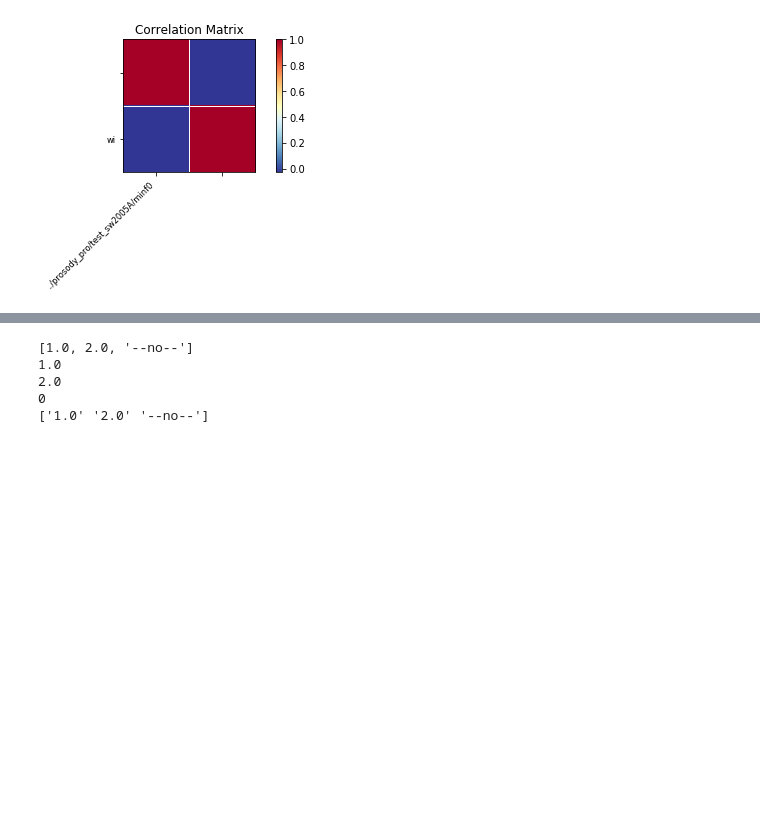
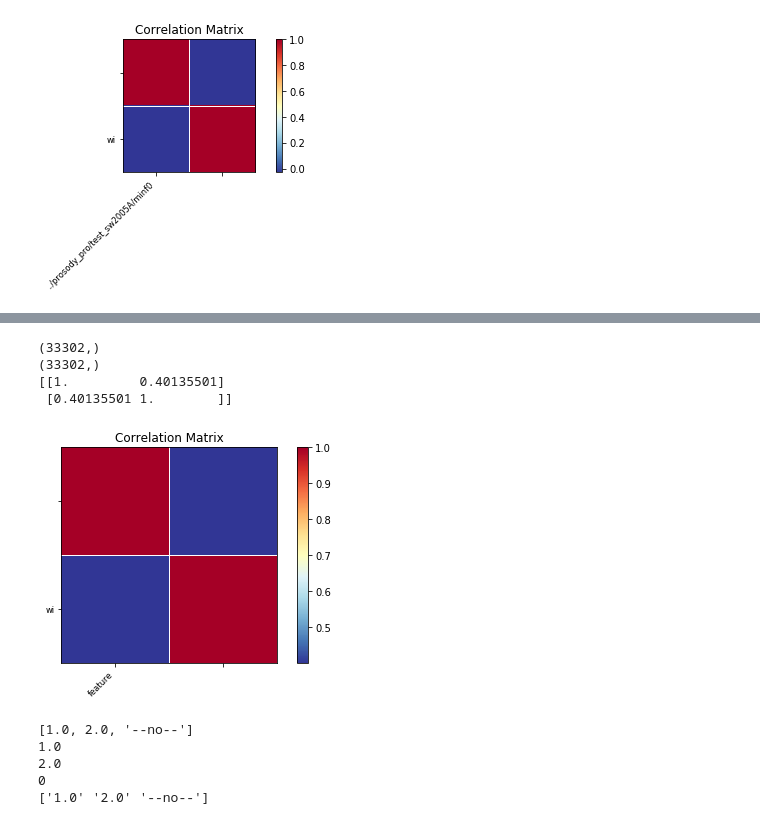
Before and after one commit to byronthecoder/Prosody-Prominence-Perplexity, a Jupyter notebook: ParselMouth.ipynb, the cells around one changed output, grey strips where cells are left out. Saved outputs shown, nothing was run; the diff lists cells and outputs as text; code cells hidden in the pictures; blank space fills up the shorter version.

```diff
--- a/ParselMouth.ipynb
+++ b/ParselMouth.ipynb
@@ -620,3 +466,35 @@ print(flat_pf)
+# %%
+# test feature combination: meanf0 + mean intensity
+
+flat_pf1 = []
+for pf in pfs:
+    for item in pf[:, feature_dict["mean_intensity"]]:
+        flat_pf1.append(item)
+flat_pf1 = np.asarray(flat_pf1, dtype=float)
+print(flat_pf1.shape)
+
+flat_pf2 = []
+for pf in pfs:
+    for item in pf[:, feature_dict["meanf0"]]:
+        flat_pf2.append(item)
+flat_pf2 = np.asarray(flat_pf2, dtype=float)
+print(flat_pf2.shape)
+
+flat_pf_add = np.add(flat_pf1, flat_pf2)
+
+c_matrix = np.array([flat_pf_add[:5000], flat_wimps[:5000]])
+#print(c_matrix)
+
+corr_matrix = np.corrcoef(c_matrix.astype(float))
+print(corr_matrix)
+smg.plot_corr(corr_matrix, xnames=["feature"], ynames=["wi"])
+plt.show()
+# %% [output]
+(33302,)
+(33302,)
+[[1.         0.40135501]
+ [0.40135501 1.        ]]
+[figure, added]
 # %%
 test_l = [1.0, 2.0, "--no--"]
 print(test_l)
```
Also changed, not shown: parts of 44 cells of this notebook, 2 other files.
